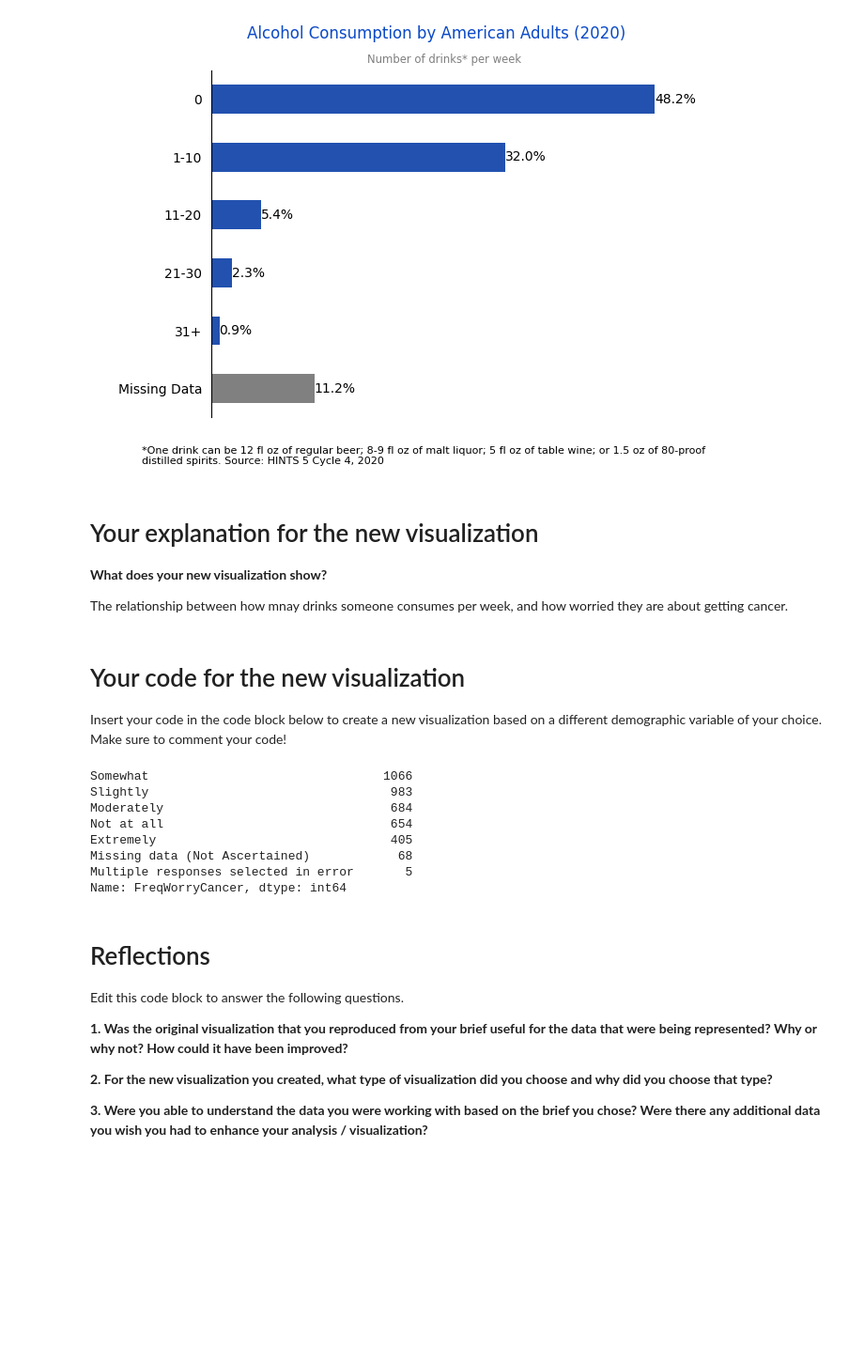
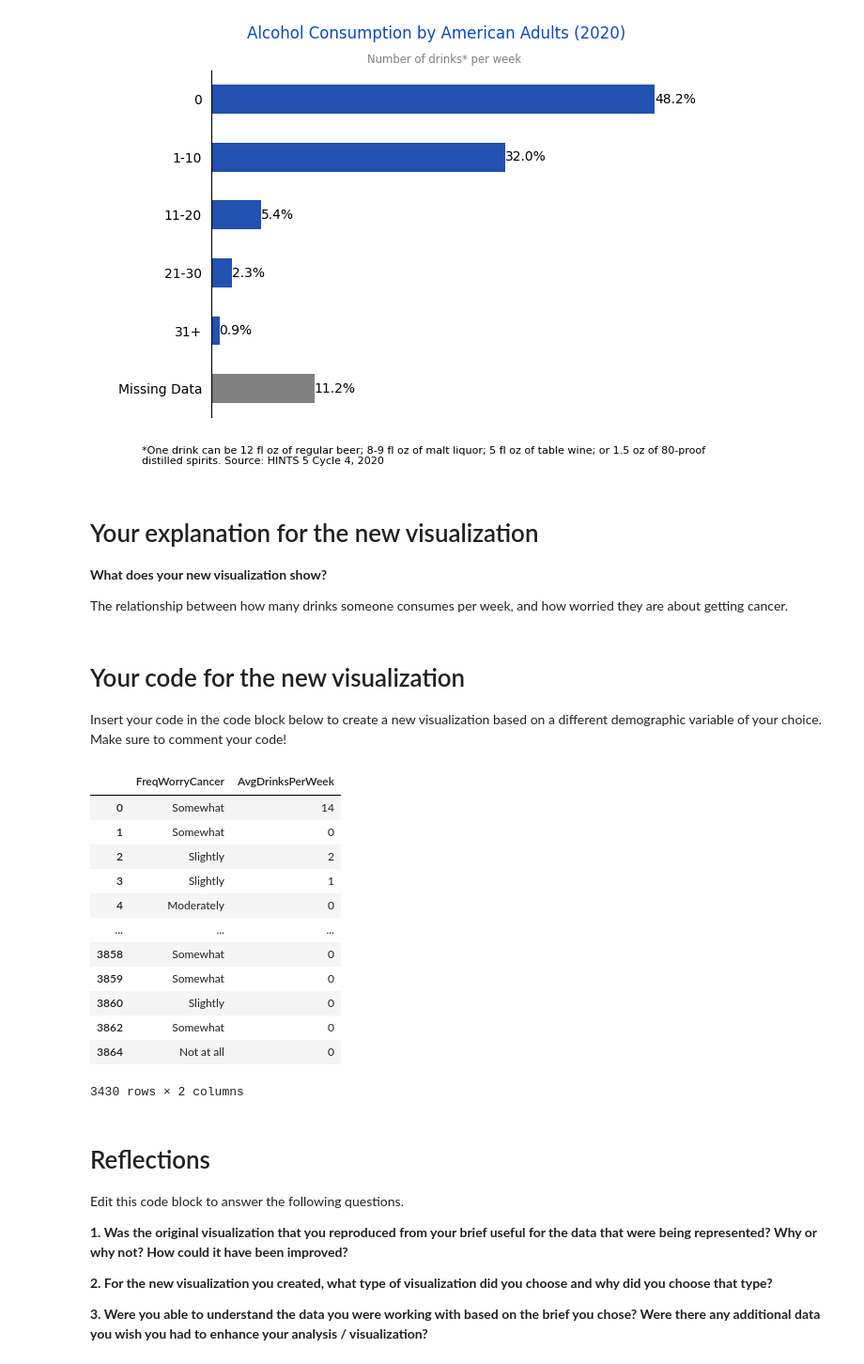
Before and after one commit to megoeggo/colab, a Jupyter notebook: Mego_Franks_Final_Project.ipynb, the cells around one changed output. Shown at 94% size. Drawn from its saved outputs; the diff is of its cells as text; code cells hidden in the pictures; blank space fills up the shorter version.

```diff
--- a/Mego_Franks_Final_Project.ipynb
+++ b/Mego_Franks_Final_Project.ipynb
@@ -177,26 +177,40 @@ plt.show()
 
 **What does your new visualization show?**
 
-The relationship between how mnay drinks someone consumes per week, and how worried they are about getting cancer.
+The relationship between how many drinks someone consumes per week, and how worried they are about getting cancer.
 # %% [markdown]
 # Your code for the new visualization
 
 Insert your code in the code block below to create a new visualization based on a different demographic variable of your choice. Make sure to comment your code!
-# %%
-# new visualization code
-
-worrydata = hints_data_raw["FreqWorryCancer"]
-
-worrydata.value_counts()
-# %% [output]
-Somewhat                                1066
-Slightly                                 983
-Moderately                               684
-Not at all                               654
-Extremely                                405
-Missing data (Not Ascertained)            68
-Multiple responses selected in error       5
-Name: FreqWorryCancer, dtype: int64
+# %%
+# new visualization code
+
+worrydata = hints_data_raw[["FreqWorryCancer", "AvgDrinksPerWeek"]]
+
+
+worrydata = worrydata.replace("Missing Data (Not Ascertained)", np.NaN)
+
+worrydata = worrydata.replace("Unreadable or Nonconforming Numeric Response", np.NaN)
+
+worrydata = worrydata.replace("Multiple responses selected in error", np.NaN)
+
+worrydata = worrydata.dropna()
+
+worrydata
+# %% [output]
+|  | FreqWorryCancer | AvgDrinksPerWeek |
+| 0 | Somewhat | 14 |
+| 1 | Somewhat | 0 |
+| 2 | Slightly | 2 |
+| 3 | Slightly | 1 |
+| 4 | Moderately | 0 |
+| ... | ... | ... |
+| 3858 | Somewhat | 0 |
+| 3859 | Somewhat | 0 |
+| 3860 | Slightly | 0 |
+| 3862 | Somewhat | 0 |
+| 3864 | Not at all | 0 |
+3430 rows × 2 columns
 # %% [markdown]
 # Reflections
 Edit this code block to answer the following questions.
```
